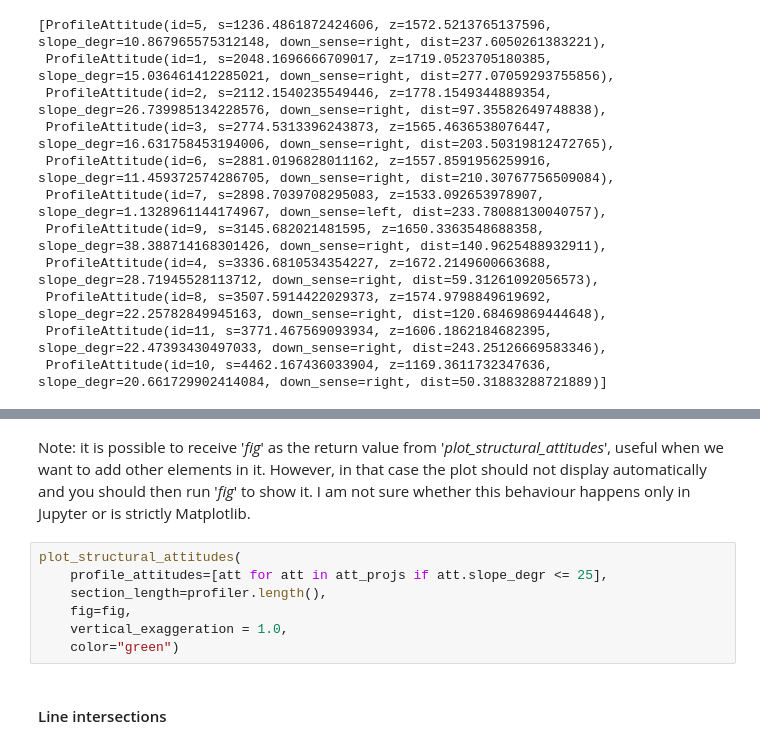
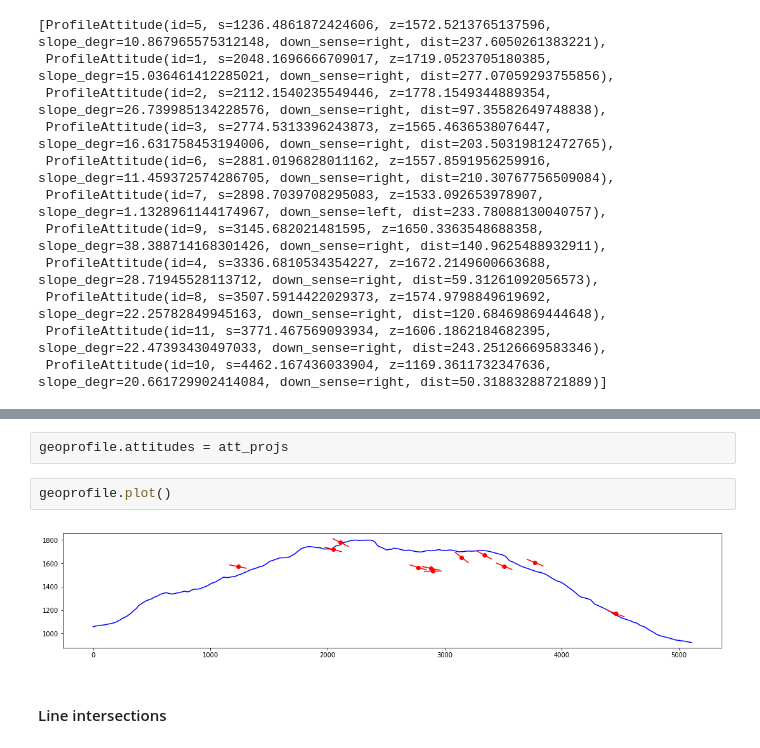
Before and after one commit to mauroalberti/geoprocess, a Jupyter notebook: docs/notebooks/Topographic profiles.ipynb, the cells around one changed output, grey strips where cells are left out. Cells and saved outputs as stored; diff of their text form.

Commit message:
Implemented attitudes

```diff
--- a/docs/notebooks/Topographic profiles.ipynb
+++ b/docs/notebooks/Topographic profiles.ipynb
@@ -225,12 +219,8 @@ ImportError: cannot import name 'plot_structural_attitudes'
-# %% [markdown]
-Note: it is possible to receive '*fig*' as the return value from '*plot_structural_attitudes*', useful when we want to add other elements in it.
-However, in that case the plot should not display automatically and you should then run '*fig*' to show it. I am not sure whether this behaviour happens only in Jupyter or is strictly Matplotlib.
-# %%
-plot_structural_attitudes(
-    profile_attitudes=[att for att in att_projs if att.slope_degr <= 25],
-    section_length=profiler.length(),
-    fig=fig,
-    vertical_exaggeration = 1.0,
-    color="green")
+# %%
+geoprofile.attitudes = att_projs
+# %%
+geoprofile.plot()
+# %% [output]
+[figure, added]
 # %% [markdown]
 #### Line intersections
```
Also changed, not shown: parts of 12 cells of this notebook, 8 other files.
